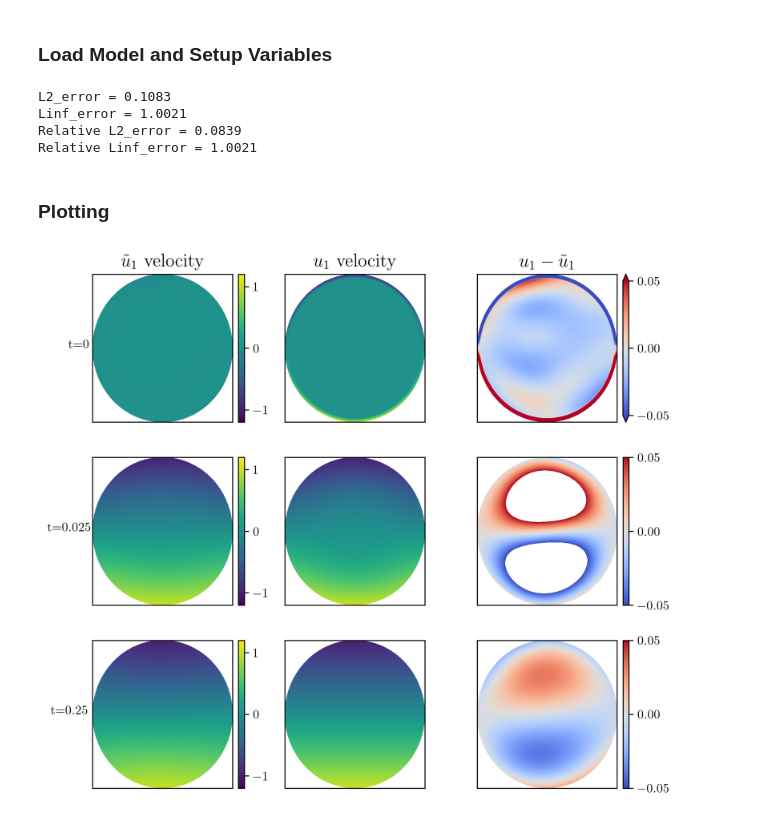
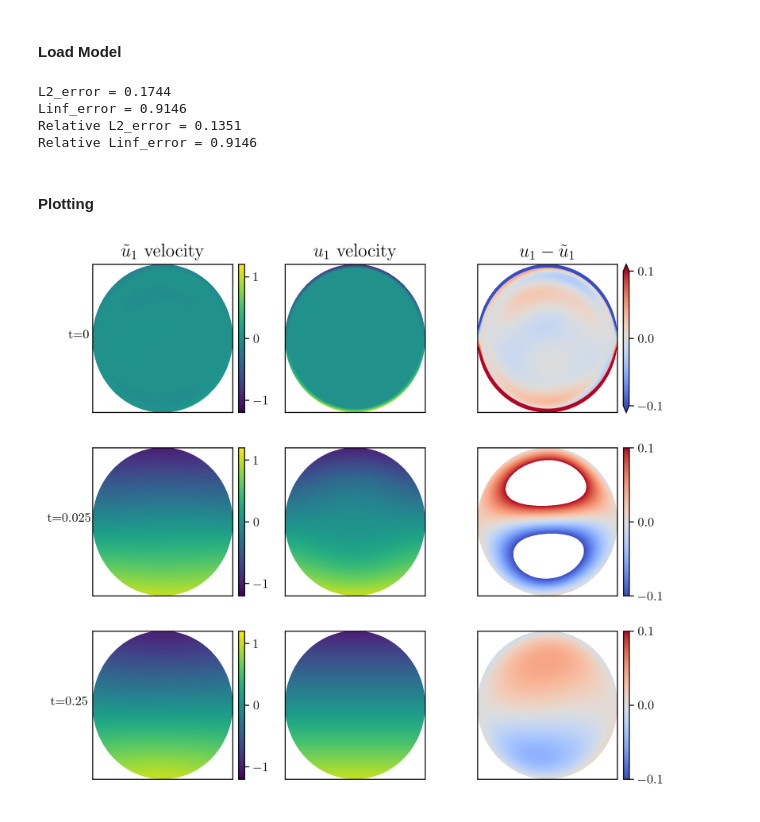
Before and after one commit to mskPark/DRLPDE, a Jupyter notebook: tools/ErrorPlot_JCPexample2.ipynb, the cells around one changed output. Drawn from its saved outputs; the diff is of its cells as text; code cells hidden in the pictures.

```diff
--- a/tools/ErrorPlot_JCPexample2.ipynb
+++ b/tools/ErrorPlot_JCPexample2.ipynb
@@ -31,4 +29,4 @@ plt.rcParams['font.family'] = 'serif'
 plt.rcParams['font.serif'] = ['Computer Modern']
 plt.rcParams['font.size'] = 12
 # %% [markdown]
-### Load Model and Setup Variables
+#### Load Model
@@ -35,6 +35,4 @@ plt.rcParams['font.size'] = 12
 # %%
-loadmodel = 'thesis2'
-
 filename = 'Error_Plot_' + loadmodel
 imagesfolder = "images/"
 
@@ -56,6 +54,8 @@ if parameters['neuralnetwork'] == 'FeedForward':
     MyNeuralNetwork = neuralnets.FeedForwardNN
 elif parameters['neuralnetwork'] == 'Incompressible':
     MyNeuralNetwork = neuralnets.IncompressibleNN
+elif parameters['neuralnetwork'] == 'ResNetIncompressible':
+    MyNeuralNetwork = neuralnets.ResNetIncompressible
 
 nn_size = parameters['nn_size']
 
@@ -173,12 +173,18 @@ print('Relative L2_error = {:.4f}'.format(L2_error/L2_norm_true))
 
 print('Relative Linf_error = {:.4f}'.format(Linf_error/Linf_norm_true))
 # %% [output]
-L2_error = 0.1083
-Linf_error = 1.0021
-Relative L2_error = 0.0839
-Relative Linf_error = 1.0021
+L2_error = 0.1744
+Linf_error = 0.9146
+Relative L2_error = 0.1351
+Relative Linf_error = 0.9146
 # %% [markdown]
-### Plotting
+#### Plotting
+# %%
+levels_stokes = np.linspace(-1.2, 1.2, 100)
+error_levels = np.linspace(-0.1, 0.1, 100)
+
+levels_tick = np.linspace(-1.0, 1.0, 3)
+error_tick = np.linspace(-0.1, 0.1, 3)
 # %%
 xplot.requires_grad = False
 xplot[:,2] = 0
@@ -208,12 +214,6 @@ Trained_Vel_U_t2 = Trained_Vel[:,:,0]
 u1_true_t2 = u1_true[:,:,99]
 
 #############################################################################
-
-levels_stokes = np.linspace(-1.2, 1.2, 100)
-error_levels = np.linspace(-0.05, 0.05, 100)
-
-levels_tick = np.linspace(-1.0, 1.0, 3)
-error_tick = np.linspace(-0.05, 0.05, 3)
 
 plt.close('all')
 fig, ax = plt.subplots(nrows=3, ncols=3, figsize=[6.4,6.1])
@@ -384,34 +384,34 @@ ax[2,1].tick_params(
     which='both',
     bottom=False,
     top=False,
     left=False,
     right=False,
     labelbottom=False,
     labelleft=False
 )
 
 contour8 = ax[2,2].contourf(x1plot, x2plot, u1_true_t2 - Trained_Vel_U_t2,
                             error_levels, cmap=plt.cm.coolwarm)
 ax[2,2].tick_params(
     axis='both',
     which='both',
     bottom=False,
     top=False,
     left=False,
     right=False,
     labelbottom=False,
     labelleft=False
 )
 
 colorbar8_param = fig.add_axes(
     [ax[2,2].get_position().x1 + 0.01,
      ax[2,2].get_position().y0,
      0.01,
      ax[2,2].get_position().height])
 colorbar8 = plt.colorbar(contour8, ticks=error_tick, cax = colorbar8_param)
 colorbar8.ax.tick_params(labelsize=10)
 # %% [output]
-[figure, old version]
+[figure, new version]
 # %%
 steps = range(int(parameters['trainingsteps']))
 L2loss = losses[:,:,0]
```
Also changed, not shown: parts of 5 cells of this notebook, 17 other files.
